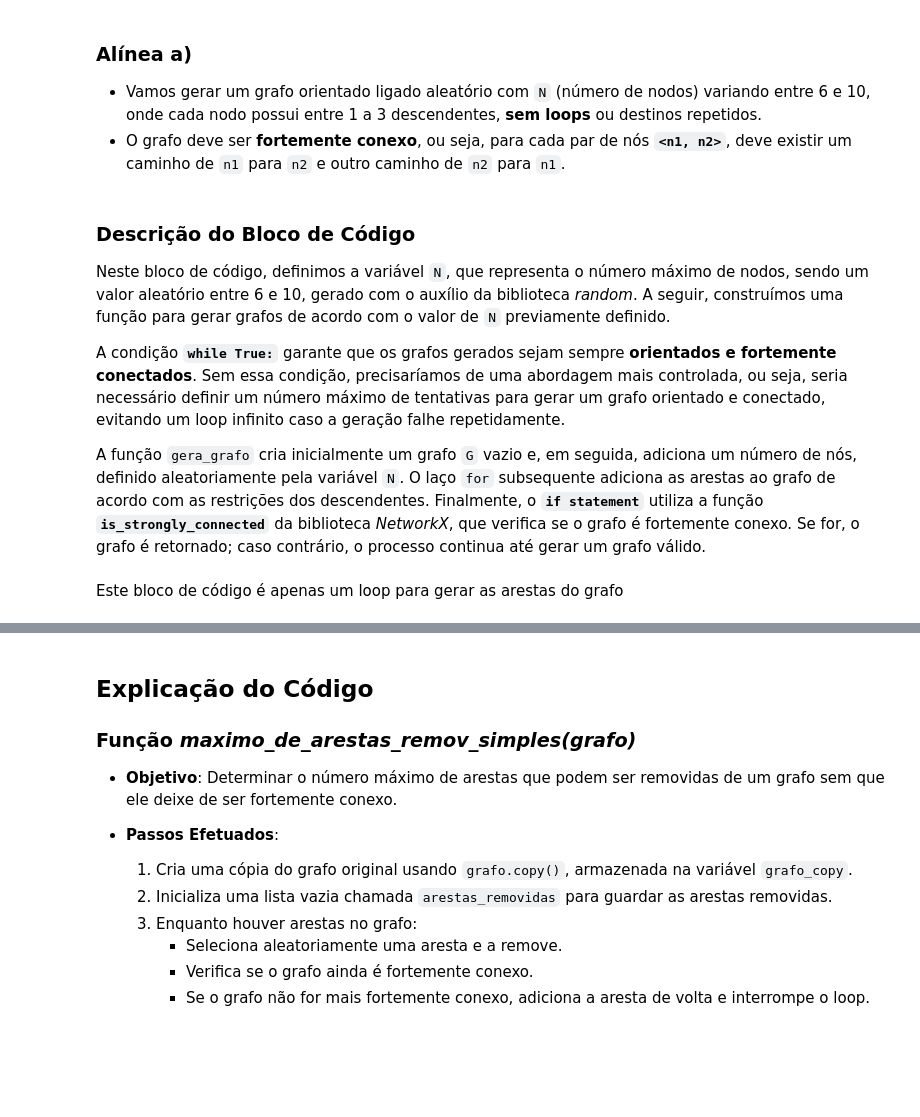
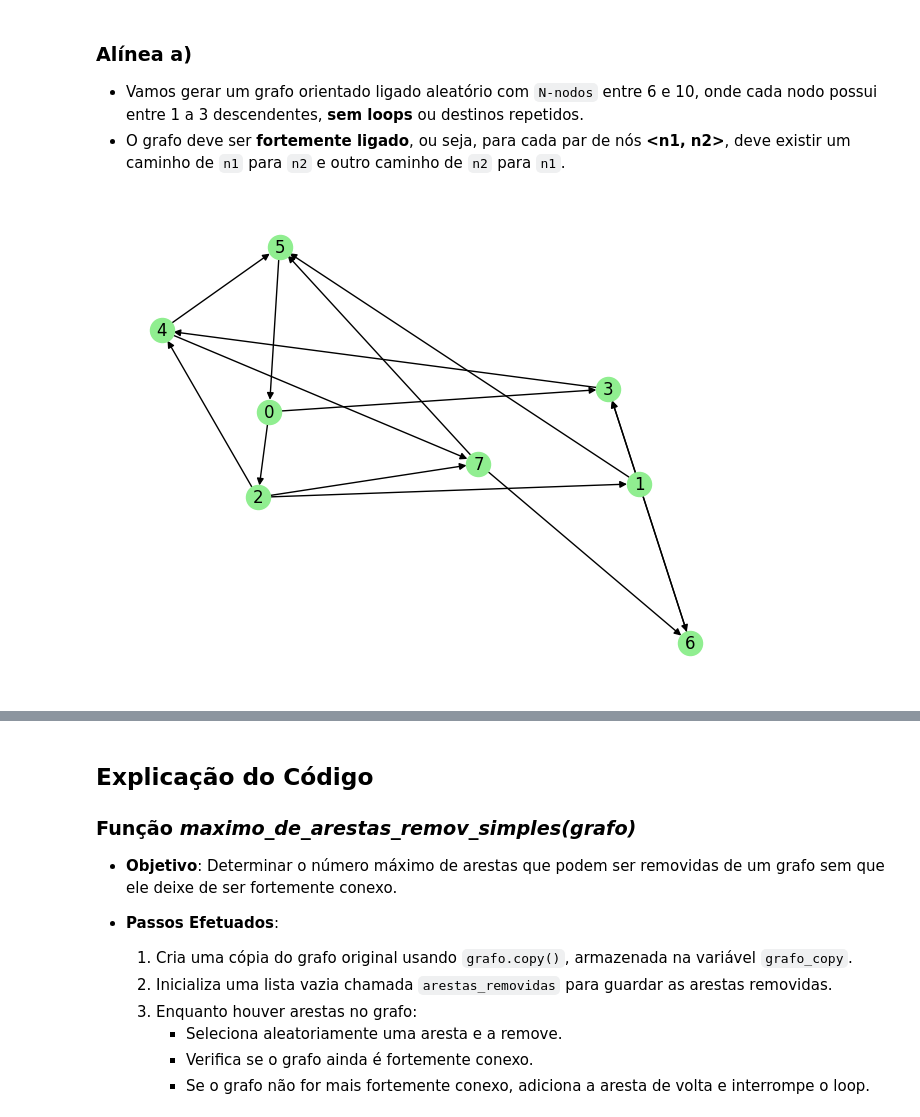
Before and after one commit to 27Nizzo/Logica-Comp.-TP-s, a Jupyter notebook: tp1pt2.ipynb, the cells around one changed output, grey strips where cells are left out. Saved outputs shown, nothing was run; the diff lists cells and outputs as text; code cells hidden in the pictures; blank space fills up the shorter version.

```diff
--- a/tp1pt2.ipynb
+++ b/tp1pt2.ipynb
@@ -21,31 +36,5 @@ import random
 # %% [markdown]
 ### Alínea a)
 
-- Vamos gerar um grafo orientado ligado aleatório com `N` (número de nodos) variando entre 6 e 10, onde cada nodo possui entre 1 a 3 descendentes, **sem loops** ou destinos repetidos.
-- O grafo deve ser **fortemente conexo**, ou seja, para cada par de nós **`<n1, n2>`**, deve existir um caminho de `n1` para `n2` e outro caminho de `n2` para `n1`.
+- Vamos gerar um grafo orientado ligado aleatório com `N-nodos` entre 6 e 10, onde cada nodo possui entre 1 a 3 descendentes, **sem loops** ou destinos repetidos.
+- O grafo deve ser **fortemente ligado**, ou seja, para cada par de nós **<n1, n2>**, deve existir um caminho de `n1` para `n2` e outro caminho de `n2` para `n1`.
-# %%
-### Completar
-N = random.randint(6,10)
-
-def geraGrafo(N):
-    while True:
-        G = nx.DiGraph()
-        G.add_nodes_from(range(N))
-
-        for node in range(N):
-            desc = random.randint(1,3)
-            dest = random.sample([n for n in range(N) if n != node], desc)
-            G.add_edges_from((node, dest) for dest in dest)
-
-        if nx.is_strongly_connected(G):
-            return G
-
-grafo = geraGrafo(N)
-# %% [markdown]
-### Descrição do Bloco de Código
-
-Neste bloco de código, definimos a variável `N`, que representa o número máximo de nodos, sendo um valor aleatório entre 6 e 10, gerado com o auxílio da biblioteca *random*. A seguir, construímos uma função para gerar grafos de acordo com o valor de `N` previamente definido.
-
-A condição **`while True:`** garante que os grafos gerados sejam sempre **orientados e fortemente conectados**. Sem essa condição, precisaríamos de uma abordagem mais controlada, ou seja, seria necessário definir um número máximo de tentativas para gerar um grafo orientado e conectado, evitando um loop infinito caso a geração falhe repetidamente.
-
-A função `gera_grafo` cria inicialmente um grafo `G` vazio e, em seguida, adiciona um número de nós, definido aleatoriamente pela variável `N`. O laço `for` subsequente adiciona as arestas ao grafo de acordo com as restrições dos descendentes. Finalmente, o **`if statement`** utiliza a função **`is_strongly_connected`** da biblioteca *NetworkX*, que verifica se o grafo é fortemente conexo. Se for, o grafo é retornado; caso contrário, o processo continua até gerar um grafo válido.
@@ -55,2 +41,39 @@ for w,r in grafo.edges():
-# %% [markdown]
-Este bloco de código é apenas um loop para gerar as arestas do grafo
+# %%
+import networkx as nx
+import random
+import matplotlib.pyplot as plt
+
+N = random.randint(6, 10)
+
+def geraGrafo(N):
+    while True:
+        grafo = nx.DiGraph()
+        grafo.add_nodes_from(range(N))
+
+        # Criação de um ciclo básico que garante conectividade
+        nodes = list(range(N))
+        random.shuffle(nodes)
+
+        # Criar um ciclo que garante que todos os nós são visitados
+        for i in range(N):
+            grafo.add_edge(nodes[i], nodes[(i+1) % N])
+
+        # Adicionar arestas adicionais de forma aleatória, mas sem permitir n1 <-> n2
+        for node in range(N):
+            possible_dests = [n for n in range(N) if n != node and not grafo.has_edge(n, node)]
+            desc = min(random.randint(1, 3), len(possible_dests))
+            dest = random.sample(possible_dests, desc)
+            grafo.add_edges_from((node, d) for d in dest)
+
+        # Verificar se o grafo é fortemente conectado
+        if nx.is_strongly_connected(grafo):
+            return grafo
+
+# Gerar o grafo
+grafo = geraGrafo(N)
+
+# Desenhar o grafo
+nx.draw(grafo, with_labels=True, node_color='lightgreen', arrows=True)
+plt.show()
+# %% [output]
+[figure, added]
```
Also changed, not shown: parts of 11 cells of this notebook, 4 other files.
